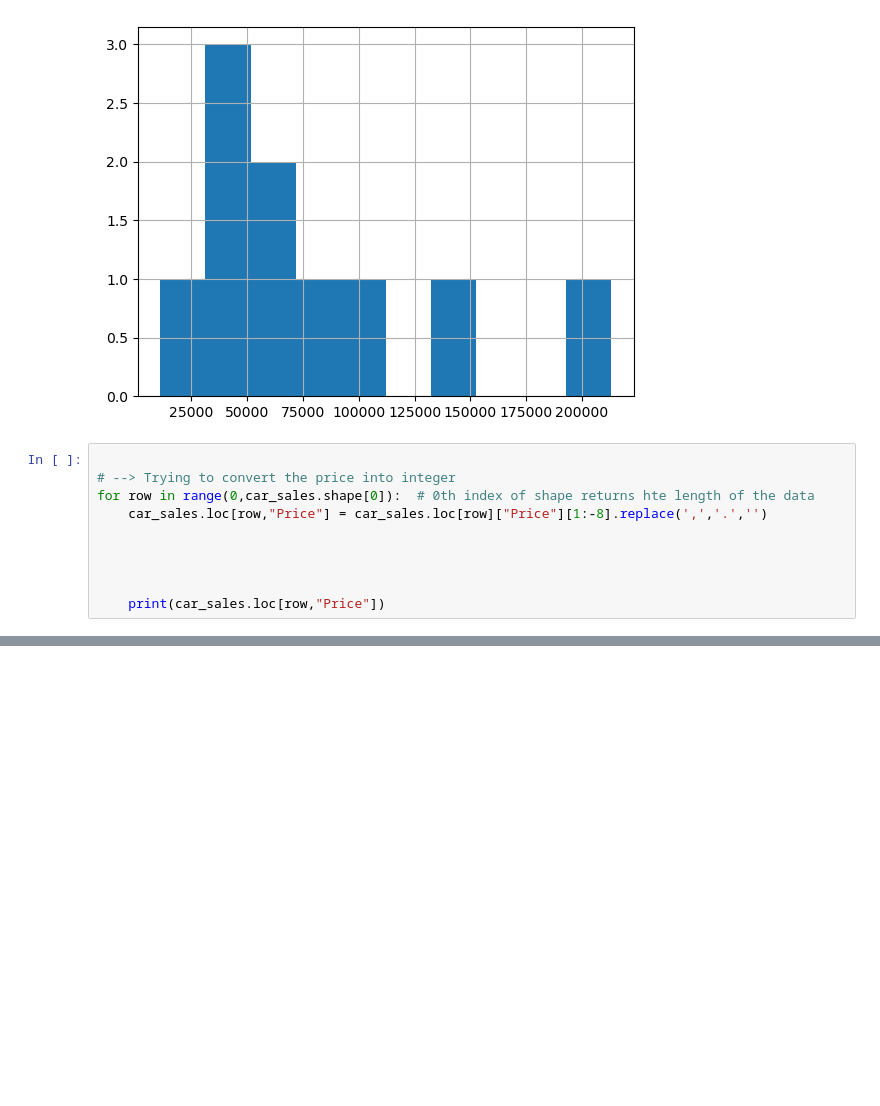
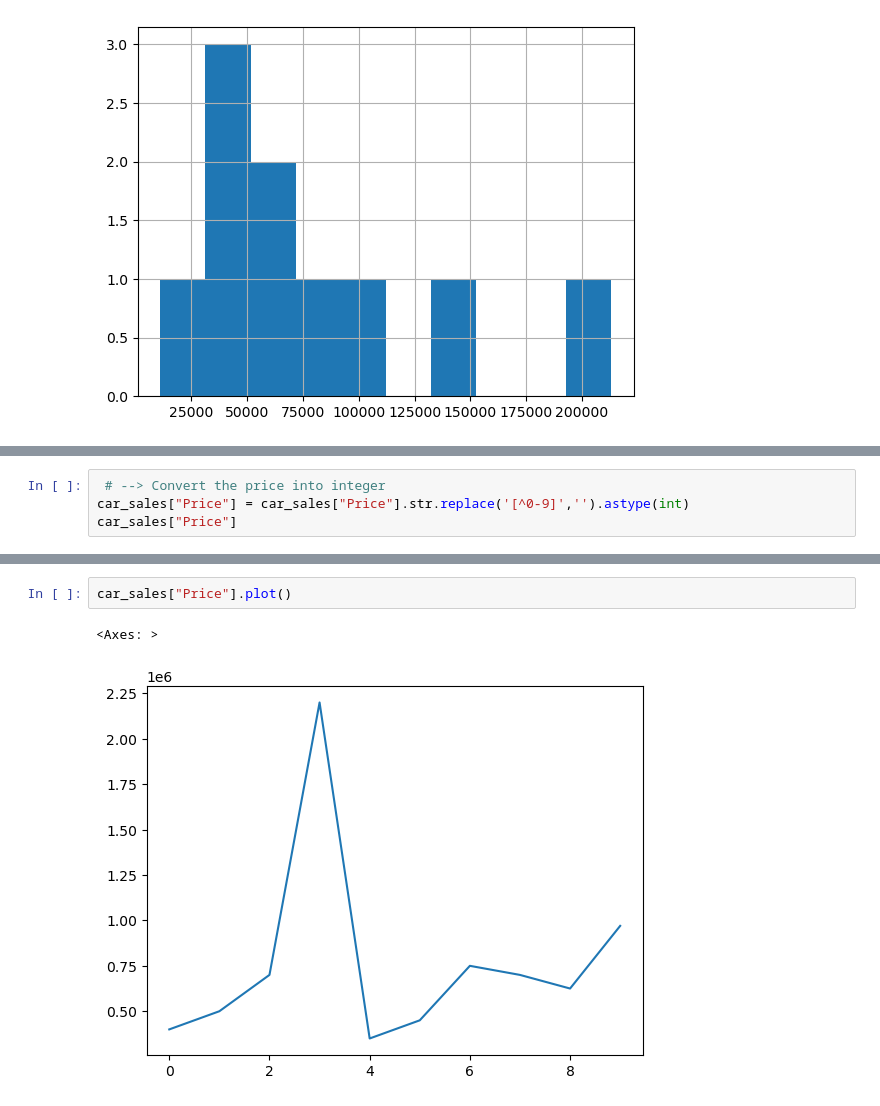
Before and after one commit to Dhyanesh-Panchal/PY-libraries-for-ML, a Jupyter notebook: Pandas Tuts.ipynb, the cells around one changed output, grey strips where cells are left out. Saved outputs shown, nothing was run; the diff lists cells and outputs as text; blank space fills up the shorter version.

Commit message:
Converted the price column to integers and ploted them. Used regex to replace in string

```diff
--- a/Pandas Tuts.ipynb
+++ b/Pandas Tuts.ipynb
@@ -162,13 +162,3 @@ car_sales["Odometer (KM)"].hist()
 # %% [output]
 <Axes: >
 [figure]
-# %%
-
-# --> Trying to convert the price into integer
-for row in range(0,car_sales.shape[0]):  # 0th index of shape returns hte length of the data
-    car_sales.loc[row,"Price"] = car_sales.loc[row]["Price"][1:-8].replace(',','.','')
-
-
-
-
-    print(car_sales.loc[row,"Price"])
@@ -191,0 +165,4 @@ Name: Price, dtype: object
+# %%
+ # --> Convert the price into integer
+car_sales["Price"] = car_sales["Price"].str.replace('[^0-9]','').astype(int)
+car_sales["Price"]
@@ -191,0 +181,5 @@ Name: Price, dtype: object
+# %%
+car_sales["Price"].plot()
+# %% [output]
+<Axes: >
+[figure, added]
```
Also changed, not shown: parts of 3 cells of this notebook.
